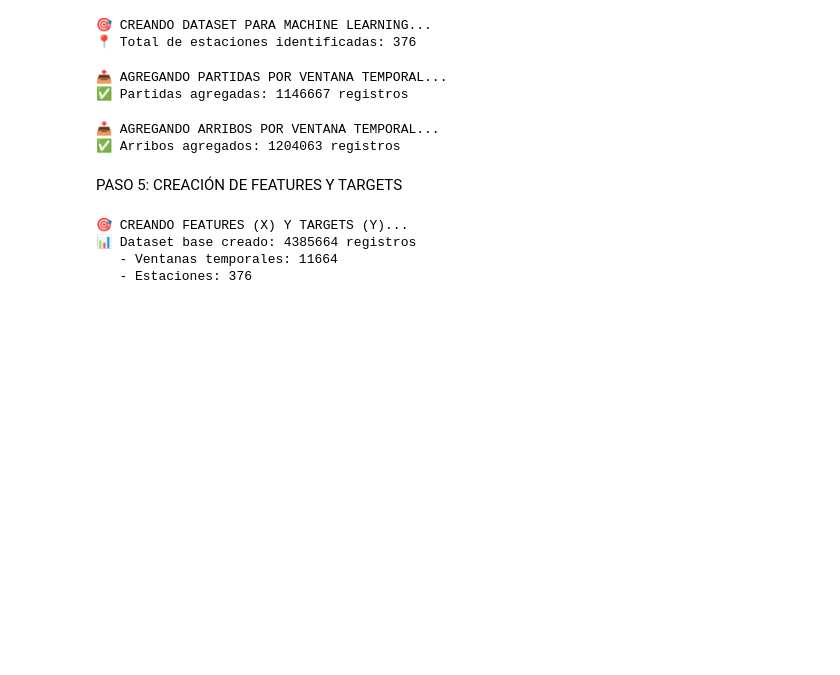
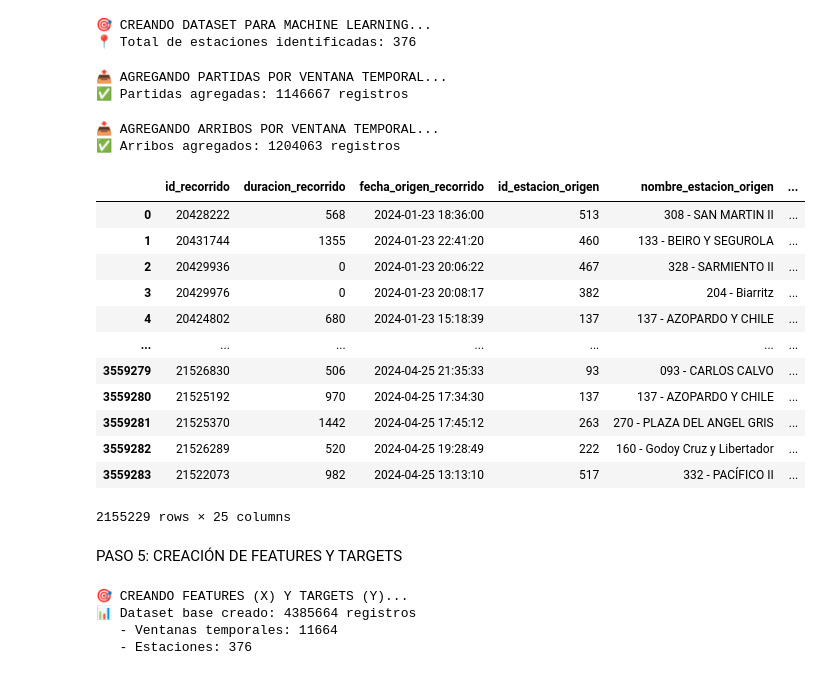
Before and after one commit to mattemusacchio/ML_Bicis, a Jupyter notebook: test.ipynb, the cells around one changed output. Drawn from its saved outputs; the diff is of its cells as text; code cells hidden in the pictures; blank space fills up the shorter version.

```diff
--- a/test.ipynb
+++ b/test.ipynb
@@ -184,24 +184,37 @@ print(f"✅ Partidas agregadas: {len(partidas_por_ventana)} registros")
 # %%
 
 print("\n📥 AGREGANDO ARRIBOS POR VENTANA TEMPORAL...")
-
 # Para los arribos, necesitamos usar la fecha de destino
 trips_df['timestamp_destino_rounded'] = trips_df['fecha_destino_recorrido'].dt.floor(f'{DELTA_T_MINUTES}min')
 
 # Contar arribos por estación y ventana temporal
 arribos_por_ventana = (trips_df.groupby(['timestamp_destino_rounded', 'id_estacion_destino'])
                       .agg({
                           'id_recorrido': 'count'
                       })
                       .rename(columns={'id_recorrido': 'arribos'})
                       .reset_index()
                       .rename(columns={'timestamp_destino_rounded': 'timestamp_rounded',
                                      'id_estacion_destino': 'id_estacion'}))
 
 print(f"✅ Arribos agregados: {len(arribos_por_ventana)} registros")
+trips_df
 # %% [output]
 📥 AGREGANDO ARRIBOS POR VENTANA TEMPORAL...
 ✅ Arribos agregados: 1204063 registros
+|  | id_recorrido | duracion_recorrido | fecha_origen_recorrido | id_estacion_origen | nombre_estacion_origen | ... |
+| 0 | 20428222 | 568 | 2024-01-23 18:36:00 | 513 | 308 - SAN MARTIN II | ... |
+| 1 | 20431744 | 1355 | 2024-01-23 22:41:20 | 460 | 133 - BEIRO Y SEGUROLA | ... |
+| 2 | 20429936 | 0 | 2024-01-23 20:06:22 | 467 | 328 - SARMIENTO II | ... |
+| 3 | 20429976 | 0 | 2024-01-23 20:08:17 | 382 | 204 - Biarritz | ... |
+| 4 | 20424802 | 680 | 2024-01-23 15:18:39 | 137 | 137 - AZOPARDO Y CHILE | ... |
+| ... | ... | ... | ... | ... | ... | ... |
+| 3559279 | 21526830 | 506 | 2024-04-25 21:35:33 | 93 | 093 - CARLOS CALVO | ... |
+| 3559280 | 21525192 | 970 | 2024-04-25 17:34:30 | 137 | 137 - AZOPARDO Y CHILE | ... |
+| 3559281 | 21525370 | 1442 | 2024-04-25 17:45:12 | 263 | 270 - PLAZA DEL ANGEL GRIS | ... |
+| 3559282 | 21526289 | 520 | 2024-04-25 19:28:49 | 222 | 160 - Godoy Cruz y Libertador | ... |
+| 3559283 | 21522073 | 982 | 2024-04-25 13:13:10 | 517 | 332 - PACÍFICO II | ... |
+2155229 rows × 25 columns
 # %% [markdown]
 PASO 5: CREACIÓN DE FEATURES Y TARGETS
 # %%
```
Also changed, not shown: parts of 24 cells of this notebook, 11 other files.
